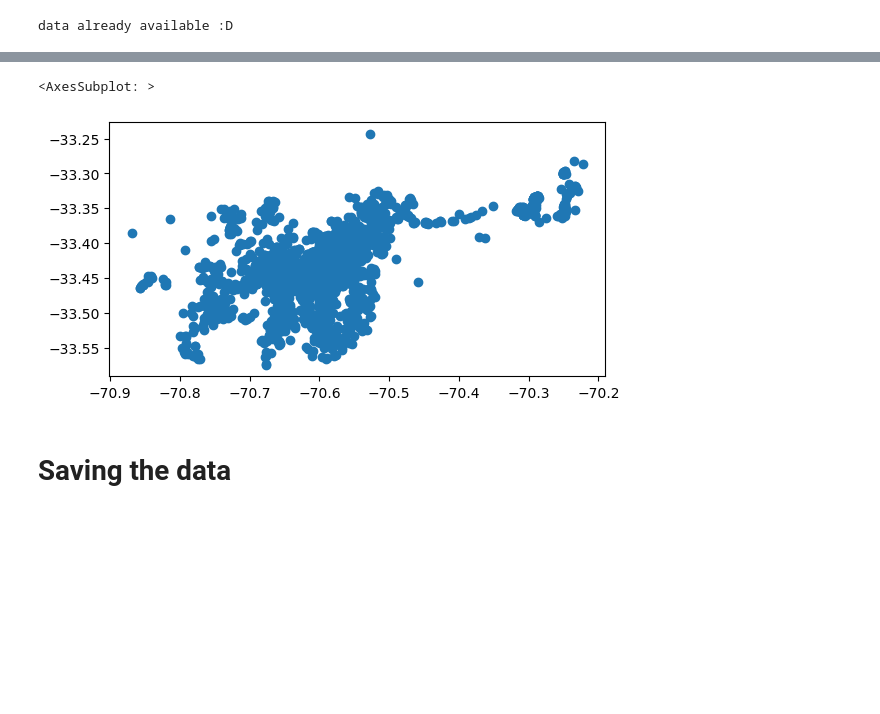
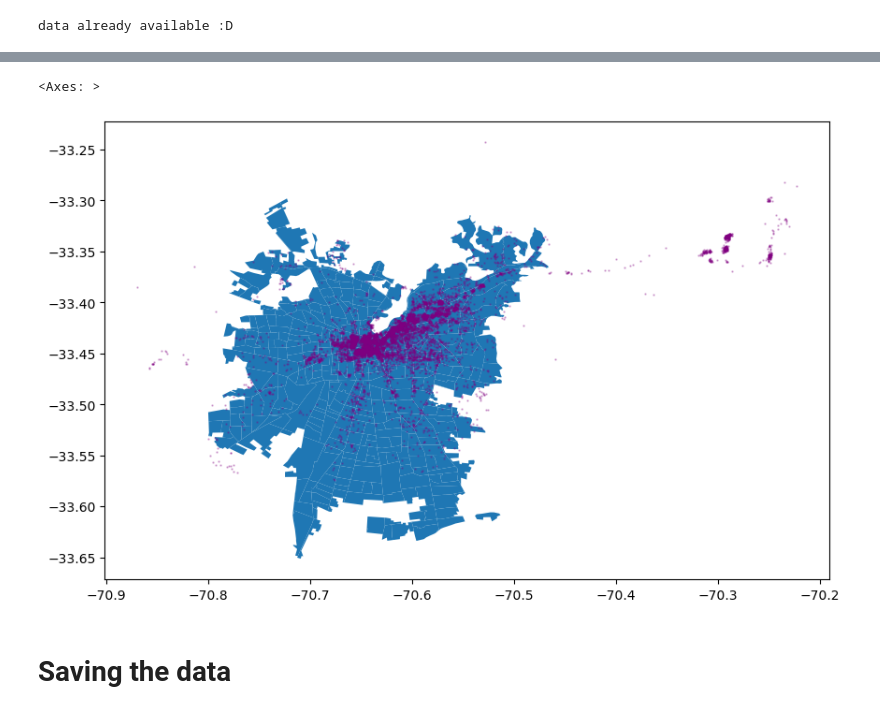
Before and after one commit to joaquincarreno/urbana-chile, a Jupyter notebook: notebooks/11_census_acquisition.ipynb, the cells around one changed output, grey strips where cells are left out. Cells and saved outputs as stored; diff of their text form; code cells hidden in the pictures; blank space fills up the shorter version.

```diff
--- a/notebooks/11_census_acquisition.ipynb
+++ b/notebooks/11_census_acquisition.ipynb
@@ -143,21 +204,22 @@ sect
 # %%
 inside_airbnb = (
     pd.read_csv(SCL_PATH / "29-03-2023-insideAirBnB.csv")
 )
 inside_airbnb["price"] = inside_airbnb["price"].apply(lambda x: int(x[1:-3].replace(",", '')))
 inside_airbnb["per_person_price"] = inside_airbnb["price"].div(inside_airbnb["accommodates"])
 inside_airbnb["rating"] = inside_airbnb["review_scores_location"].astype("float")
 # inside_airbnb["rating"]
 gdf = gpd.GeoDataFrame(
     data=inside_airbnb.drop(
         list(inside_airbnb.columns[
             (inside_airbnb.columns.str.contains("host|availability|url|nights|calendar|scrap|description|neighbourhood|book|bath|amenities|license|review"))
             ]), axis=1),
                        geometry=gpd.points_from_xy(inside_airbnb['longitude'], inside_airbnb["latitude"]))
-gdf.plot()
+ax = urban_districts.plot(figsize=(10,10))
+gdf.plot(ax=ax, color="purple", markersize=0.5, alpha=0.3)
 # %% [output]
-<AxesSubplot: >
+<Axes: >
-[figure, old version]
+[figure, new version]
 # %%
 # tagging by section
 # Set the column for the tags
```
Also changed, not shown: parts of 16 cells of this notebook, 5 other files.
